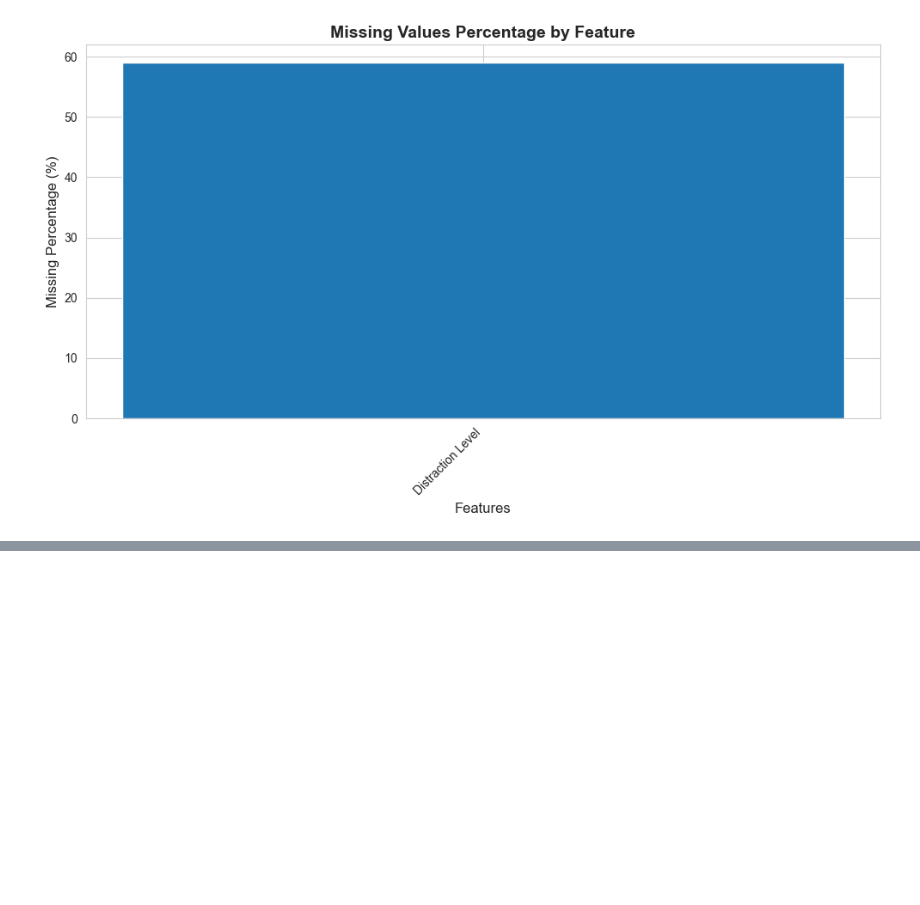
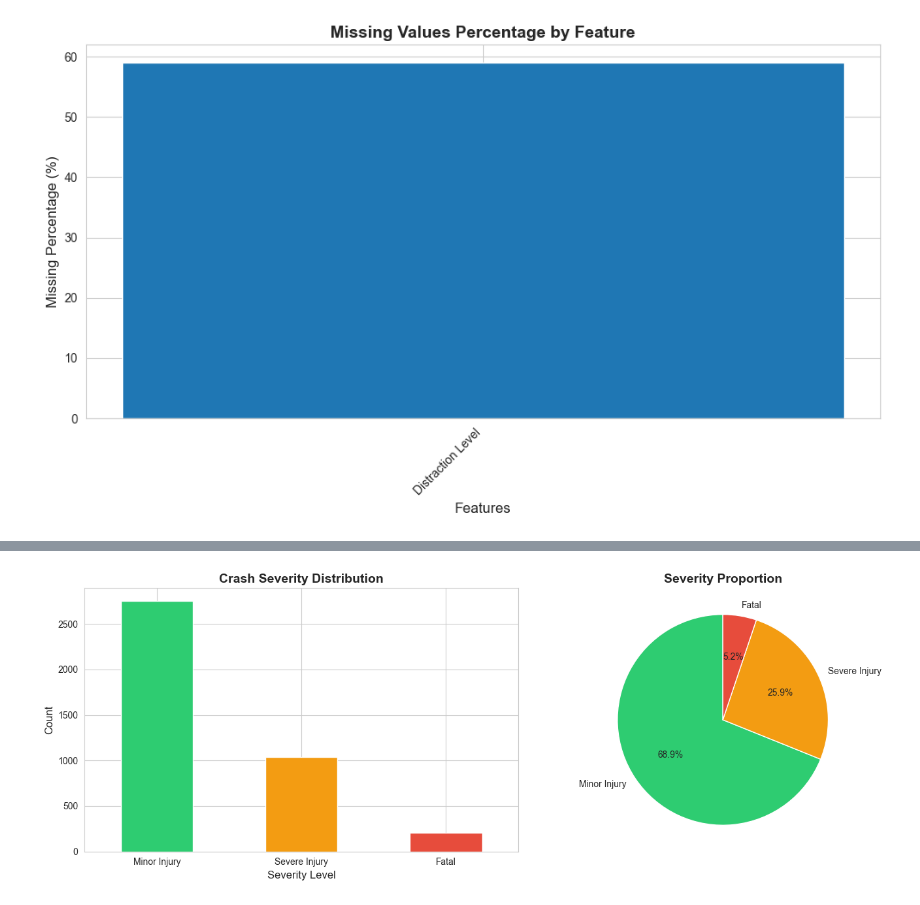
Before and after one commit to PAIshanMadusha/car-crash-severity-prediction-model, a Jupyter notebook: notebooks/car_crash_severity_prediction.ipynb, the cells around one changed output, grey strips where cells are left out. Cells and saved outputs as stored; diff of their text form; code cells hidden in the pictures; blank space fills up the shorter version.

Commit message:
Analyze the target variable

```diff
--- a/notebooks/car_crash_severity_prediction.ipynb
+++ b/notebooks/car_crash_severity_prediction.ipynb
@@ -156,0 +161,11 @@ plt.show()
+# %%
+# Analyze the target variable 'Severity'
+severity_counts = data['Severity'].value_counts()
+
+# Display severity distribution
+print("\nSeverity Distribution:")
+print(severity_counts)
+
+# Display severity percentages
+print("\nSeverity Percentages:")
+print(data['Severity'].value_counts(normalize=True) * 100)
@@ -156,0 +186,20 @@ plt.show()
+# %%
+# Visualize severity distribution
+fig, axes = plt.subplots(1, 2, figsize=(14, 5))
+
+# Count plot for severity distribution
+severity_counts.plot(kind='bar', ax=axes[0], color=['#2ecc71', '#f39c12', '#e74c3c'])
+axes[0].set_title('Crash Severity Distribution', fontsize=14, fontweight='bold')
+axes[0].set_xlabel('Severity Level', fontsize=12)
+axes[0].set_ylabel('Count', fontsize=12)
+axes[0].tick_params(axis='x', rotation=0)
+
+# Pie chart for severity proportion
+axes[1].pie(severity_counts, labels=severity_counts.index, autopct='%1.1f%%',
+            colors=['#2ecc71', '#f39c12', '#e74c3c'], startangle=90)
+axes[1].set_title('Severity Proportion', fontsize=14, fontweight='bold')
+
+plt.tight_layout()
+plt.show()
+# %% [output]
+[figure, added]
```
Also changed, not shown: parts of 3 cells of this notebook.
